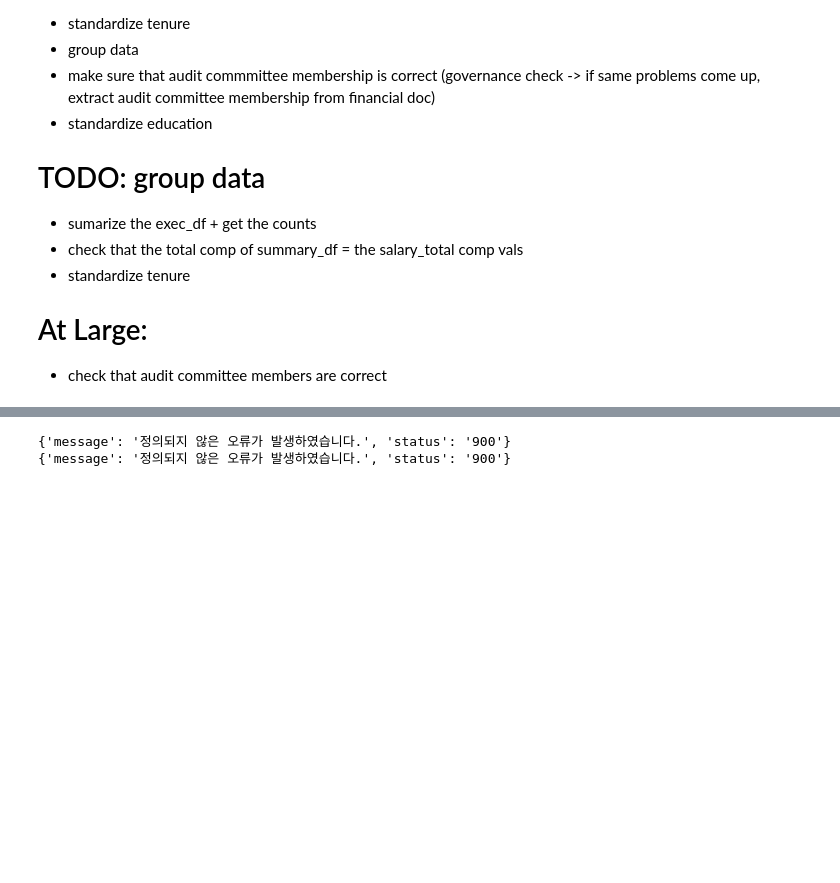
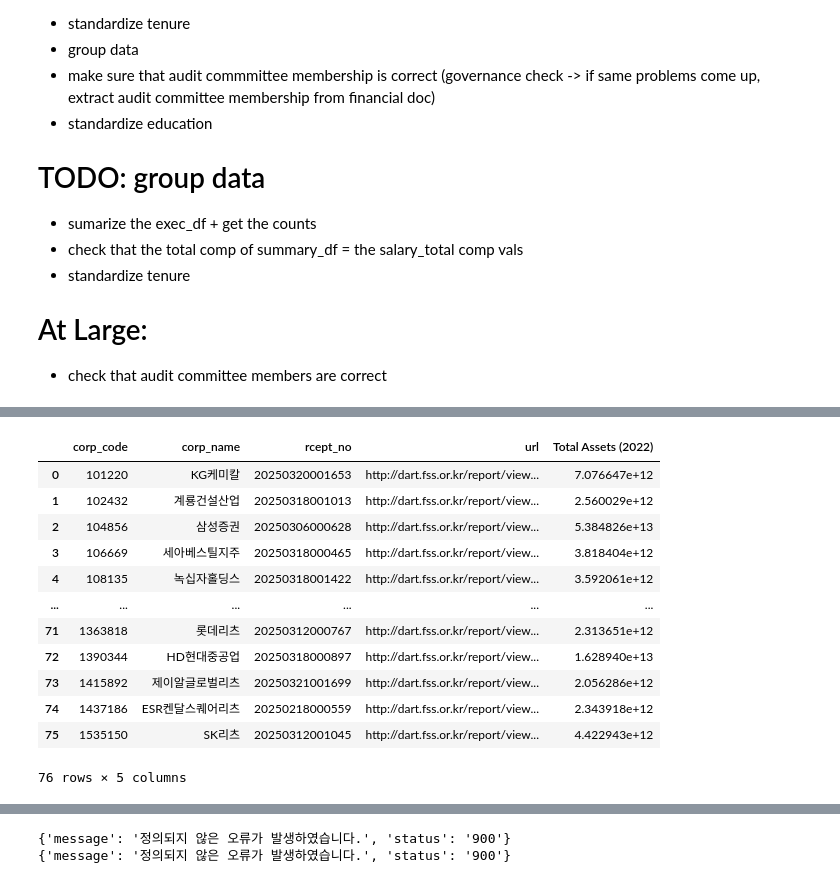
Before and after one commit to IreneYan07/governance_scoring_proj, a Jupyter notebook: notebooks/02_data_preprocessing.ipynb, the cells around one changed output, grey strips where cells are left out. Cells and saved outputs as stored; diff of their text form; code cells hidden in the pictures; blank space fills up the shorter version.

Commit message:
audit check updates

```diff
--- a/notebooks/02_data_preprocessing.ipynb
+++ b/notebooks/02_data_preprocessing.ipynb
@@ -24,5 +24,6 @@ current_year = 2025
 bsns_year = '2024' # from most recent annual report
 reprt_code = '11011'
 asset_year = '2024' # set to a year before bsns year due to grace period for corps surpassing 2 trillion krw
+current_date = '2025.08.07'
 
 # call most recent annual/semi-annual report as quarterly may exclude audit info due to corporate disclosure form preparation standards
@@ -455,0 +350,52 @@ kospi_codes['corp_code'] = kospi_codes['corp_code'].astype(str).str.zfill(8)
+# %%
+def missing_acm_urls(flagged_df):
+    results = []
+
+    for idx, row in flagged_df.iterrows():
+        company = row['corp_name']
+        corp = row['corp_code']
+        rcp = row['rcept_no'] # update to append the disclosure from exec_df most recent
+        assets = row['Total Assets (2022)']
+
+        try:
+            subdocs = dart.sub_docs(str(rcp))  # rcept_no must be string
+            match = subdocs[subdocs['title'].str.contains("감사제도에 관한 사항")]
+
+            if not match.empty:
+                url = match.iloc[0]['url']
+            else:
+                url = None
+
+        except Exception as e:
+            print(f"Failed to fetch for {corp} ({rcp}): {e}")
+            url = None
+
+        results.append({
+            'corp_code': str(corp),
+            'corp_name': company,
+            'rcept_no': rcp,
+            'url': url,
+            'Total Assets (2022)': assets
+        })
+
+        time.sleep(0.7)
+
+    return pd.DataFrame(results)
+
+# 3. Retrieve target audit committee document URLs for flagged cases
+audit_targets_df = missing_acm_urls(flagged).drop_duplicates(subset=['corp_code'])
+audit_targets_df
+# %% [output]
+|  | corp_code | corp_name | rcept_no | url | Total Assets (2022) |
+| 0 | 101220 | KG케미칼 | 20250320001653 | http://dart.fss.or.kr/report/view... | 7.076647e+12 |
+| 1 | 102432 | 계룡건설산업 | 20250318001013 | http://dart.fss.or.kr/report/view... | 2.560029e+12 |
+| 2 | 104856 | 삼성증권 | 20250306000628 | http://dart.fss.or.kr/report/view... | 5.384826e+13 |
+| 3 | 106669 | 세아베스틸지주 | 20250318000465 | http://dart.fss.or.kr/report/view... | 3.818404e+12 |
+| 4 | 108135 | 녹십자홀딩스 | 20250318001422 | http://dart.fss.or.kr/report/view... | 3.592061e+12 |
+| ... | ... | ... | ... | ... | ... |
+| 71 | 1363818 | 롯데리츠 | 20250312000767 | http://dart.fss.or.kr/report/view... | 2.313651e+12 |
+| 72 | 1390344 | HD현대중공업 | 20250318000897 | http://dart.fss.or.kr/report/view... | 1.628940e+13 |
+| 73 | 1415892 | 제이알글로벌리츠 | 20250321001699 | http://dart.fss.or.kr/report/view... | 2.056286e+12 |
+| 74 | 1437186 | ESR켄달스퀘어리츠 | 20250218000559 | http://dart.fss.or.kr/report/view... | 2.343918e+12 |
+| 75 | 1535150 | SK리츠 | 20250312001045 | http://dart.fss.or.kr/report/view... | 4.422943e+12 |
+76 rows × 5 columns
```
Also changed, not shown: parts of 22 cells of this notebook, 3 other files.
